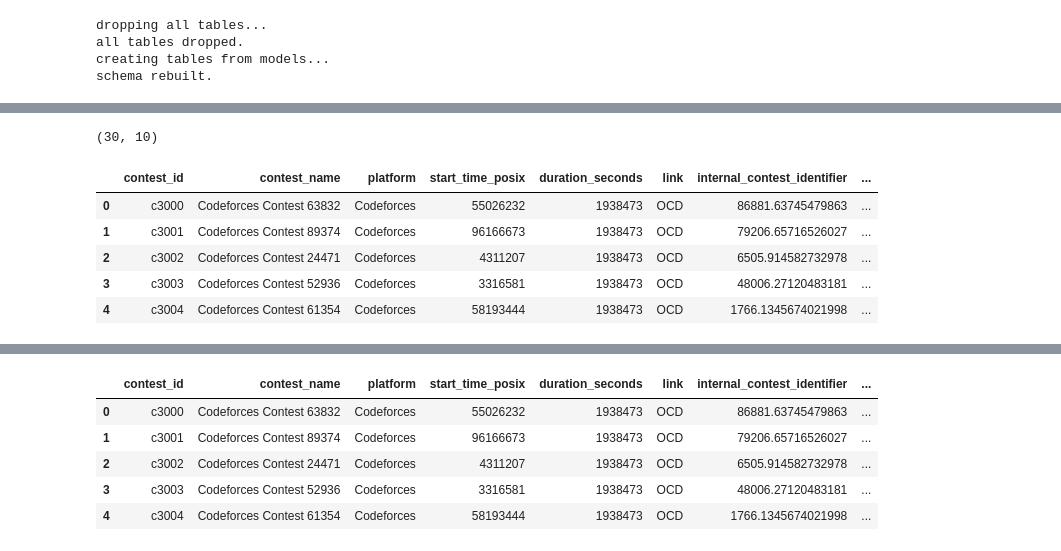
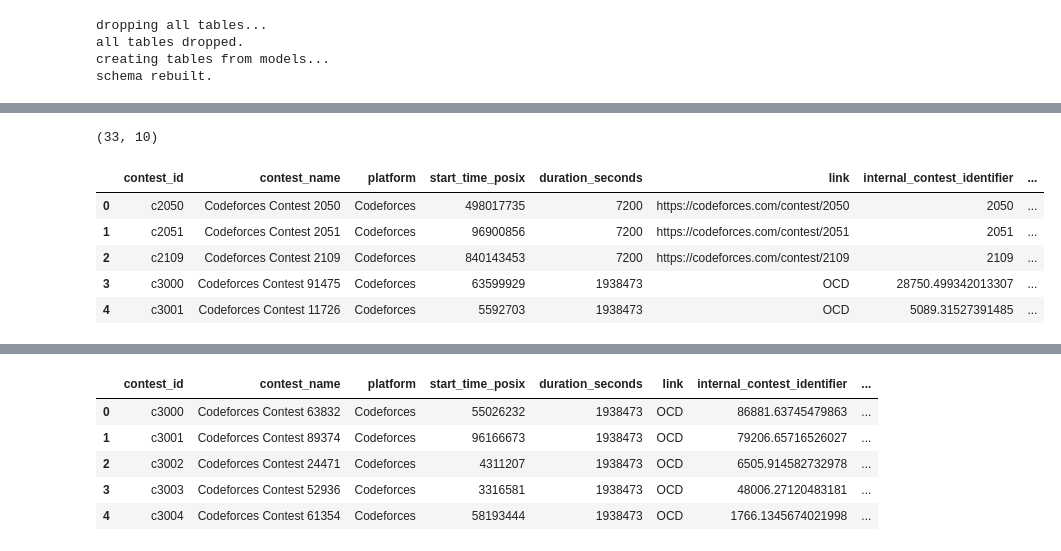
Before and after one commit to welcome-to-the-sunny-side/rshf, a Jupyter notebook: backend/sym.ipynb, the cells around one changed output, grey strips where cells are left out. Cells and saved outputs as stored; diff of their text form; code cells hidden in the pictures.

```diff
--- a/backend/sym.ipynb
+++ b/backend/sym.ipynb
@@ -149,6 +179,22 @@ admin_users = [
 
 users = admin_users
 
+for handle in cfhandles:
+    uid = 'uid' + handle
+    users.append(
+        User(
+            user_id=uid,
+            role=Role.user,
+            cf_handle=handle,
+            atcoder_handle=None if random.random() < 0.5 else uid + "_ac",
+            codechef_handle=None if random.random() < 0.7 else uid + "_cc",
+            twitter_handle=None if random.random() < 0.6 else uid + "_tw",
+            trusted_score=random.randint(0, 100),
+            email_id=str(uid) + '@gmail.com',
+            hashed_password=hash_password(DEFAULT_PASS),
+        )
+    )
+
 # create 5000 users
 while len(users) < NUM_USERS:
     uid = 'testUser' + str(len(users)-1)
@@ -241,7 +281,7 @@ memberships.append(GroupMembership(
     user_group_max_rating=1888,
 ))
 
-for i in range(1, NUM_USERS):
+for i in range(1, len(users)):
     mxr = int(random.random() * 3000)
     cur = mxr - int(random.random() * (mxr/2))
     memberships.append(
@@ -256,13 +296,13 @@ for i in range(1, NUM_USERS):
 
 # add memberships to other groups
 size_palette = [5, 8, 13, 21, 34, 55, 89, 144, 233, 377, 610, 987, 1597]
-while len(size_palette) < NUM_GROUPS - 1:
+while len(size_palette) < len(groups) - 1:
     size_palette.append(random.randint(10, 800))
 random.shuffle(size_palette)
 
-user_idx = [i for i in range(NUM_USERS)]
+user_idx = [i for i in range(len(users))]
 
-for i in range(1, NUM_GROUPS):
+for i in range(1, len(groups)):
     grp_size = size_palette[i-1]
     members = pick_random_subset(user_idx, grp_size)
     # admin for this group
@@ -313,33 +365,51 @@ df.head()
 # %%
 # populate CONTESTS]
 
 NUM_CONTESTS = 30
 contests = []
+
+actual = [2050,2051,2109]
+
+for contest in actual:
+    contests.append(
+        Contest(
+            contest_id = f"c{contest}",
+            contest_name = f'Codeforces Contest {contest}',
+            platform = "Codeforces",
+            start_time_posix = int(random.random() * 1e9),
+            duration_seconds = 7200,
+            link = f'https://codeforces.com/contest/{contest}',
+            finished=True,
+            internal_contest_identifier = contest,
+        )
+    )
+
+
 for i in range(NUM_CONTESTS):
     contests.append(
         Contest(
             contest_id = f"c{3000+i}",
             contest_name = f'Codeforces Contest {int(random.random() * 99999)}',
             platform = "Codeforces",
             start_time_posix = int(random.random() * 1e8),
             duration_seconds = 1938473,
             link = 'OCD',
-            finished=bool(int(random.random() * 2)),
+            finished=False,
             internal_contest_identifier = f'{random.random() * 99999}',
         )
     )
 
 db.add_all(contests)
 db.commit()
 
 contest_df = pd.read_sql("SELECT * FROM contests", engine)
 print(contest_df.shape)
 contest_df.head()
 # %% [output]
-(30, 10)
+(33, 10)
 |  | contest_id | contest_name | platform | start_time_posix | duration_seconds | link | internal_contest_identifier | ... |
-| 0 | c3000 | Codeforces Contest 63832 | Codeforces | 55026232 | 1938473 | OCD | 86881.63745479863 | ... |
-| 1 | c3001 | Codeforces Contest 89374 | Codeforces | 96166673 | 1938473 | OCD | 79206.65716526027 | ... |
-| 2 | c3002 | Codeforces Contest 24471 | Codeforces | 4311207 | 1938473 | OCD | 6505.914582732978 | ... |
-| 3 | c3003 | Codeforces Contest 52936 | Codeforces | 3316581 | 1938473 | OCD | 48006.27120483181 | ... |
-| 4 | c3004 | Codeforces Contest 61354 | Codeforces | 58193444 | 1938473 | OCD | 1766.1345674021998 | ... |
+| 0 | c2050 | Codeforces Contest 2050 | Codeforces | 498017735 | 7200 | https://codeforces.com/contest/2050 | 2050 | ... |
+| 1 | c2051 | Codeforces Contest 2051 | Codeforces | 96900856 | 7200 | https://codeforces.com/contest/2051 | 2051 | ... |
+| 2 | c2109 | Codeforces Contest 2109 | Codeforces | 840143453 | 7200 | https://codeforces.com/contest/2109 | 2109 | ... |
+| 3 | c3000 | Codeforces Contest 91475 | Codeforces | 63599929 | 1938473 | OCD | 28750.499342013307 | ... |
+| 4 | c3001 | Codeforces Contest 11726 | Codeforces | 5592703 | 1938473 | OCD | 5089.31527391485 | ... |
```
Also changed, not shown: parts of 18 cells of this notebook, 15 other files.
